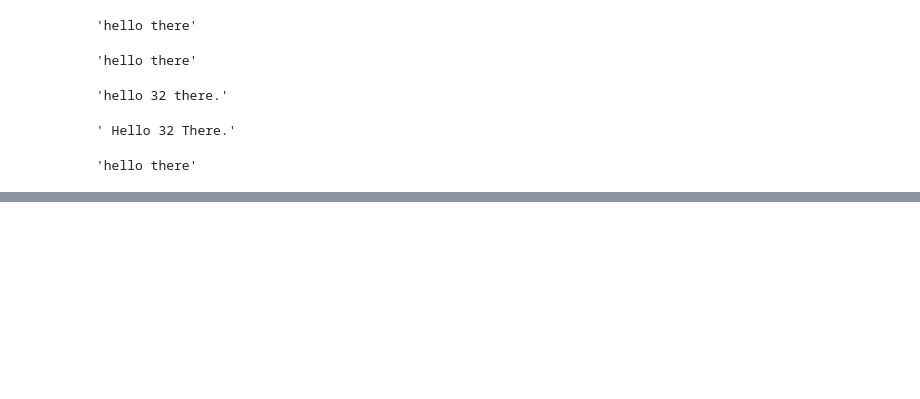
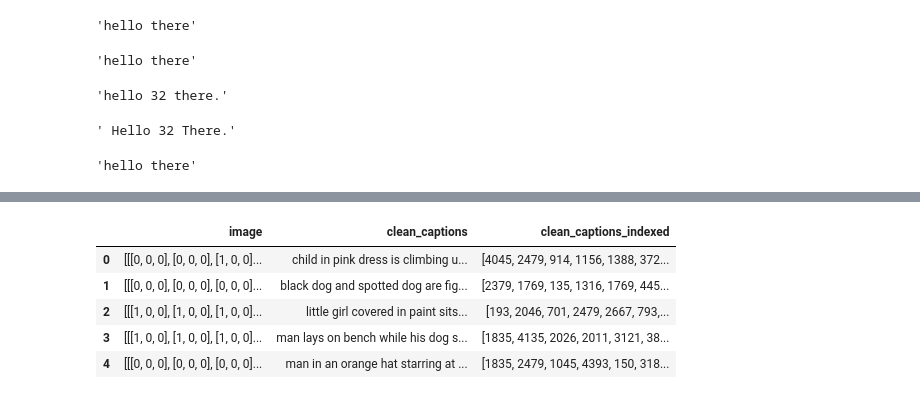
Before and after one commit to h4rzor/Exercises, a Jupyter notebook: StackGan.ipynb, the cells around one changed output, grey strips where cells are left out. Saved outputs shown, nothing was run; the diff lists cells and outputs as text; code cells hidden in the pictures; blank space fills up the shorter version.

```diff
--- a/StackGan.ipynb
+++ b/StackGan.ipynb
@@ -254,0 +331,2 @@ df.head()
+# %%
+vocab = set([word for sentence in clean_captions for word in sentence.split()])
@@ -254,0 +337,2 @@ df.head()
+# %%
+word2index = {word: i for i, word in enumerate(vocab)}
@@ -254,0 +381,6 @@ df.head()
+# %%
+indexed_sentences = []
+for sentence in clean_captions:
+    tokens = sentence.split()
+    indexed_sentence = [word2index[token] for token in tokens if token in word2index]
+    indexed_sentences.append(indexed_sentence)
@@ -254,0 +396,11 @@ df.head()
+# %%
+df["clean_captions_indexed"] = indexed_sentences
+# %%
+df.head()
+# %% [output]
+|  | image | clean_captions | clean_captions_indexed |
+| 0 | [[[0, 0, 0], [0, 0, 0], [1, 0, 0]... | child in pink dress is climbing u... | [4045, 2479, 914, 1156, 1388, 372... |
+| 1 | [[[0, 0, 0], [0, 0, 0], [0, 0, 0]... | black dog and spotted dog are fig... | [2379, 1769, 135, 1316, 1769, 445... |
+| 2 | [[[1, 0, 0], [1, 0, 0], [1, 0, 0]... | little girl covered in paint sits... | [193, 2046, 701, 2479, 2667, 793,... |
+| 3 | [[[1, 0, 0], [1, 0, 0], [1, 0, 0]... | man lays on bench while his dog s... | [1835, 4135, 2026, 2011, 3121, 38... |
+| 4 | [[[0, 0, 0], [0, 0, 0], [0, 0, 0]... | man in an orange hat starring at ... | [1835, 2479, 1045, 4393, 150, 318... |
```
Also changed, not shown: parts of 57 cells of this notebook.
